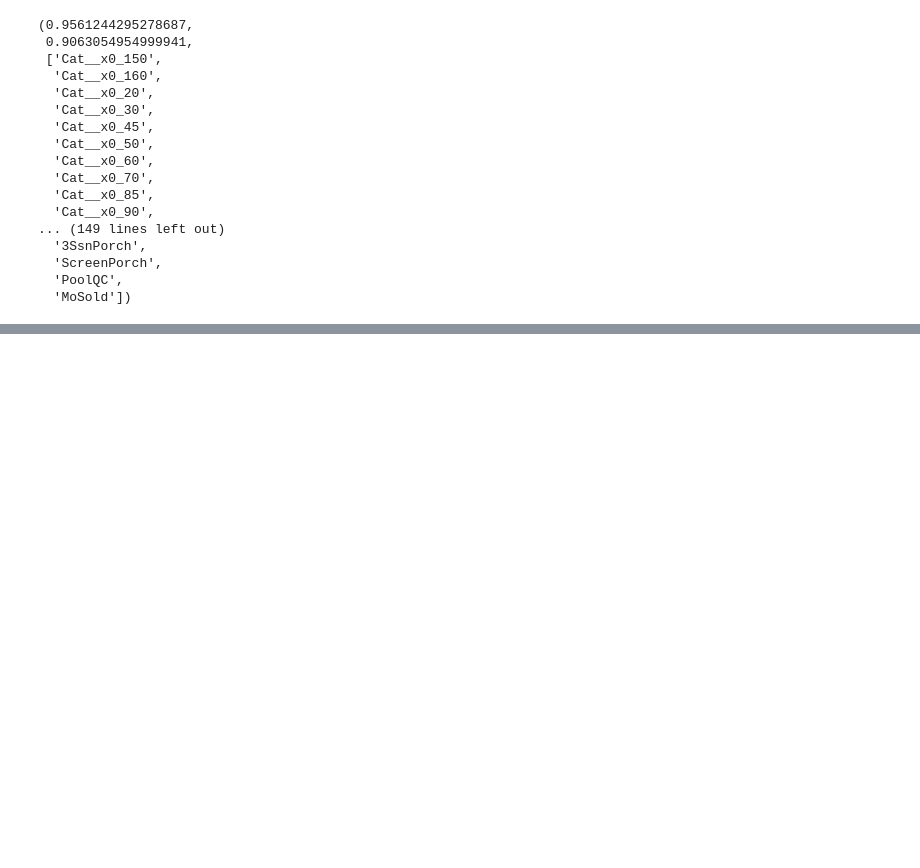
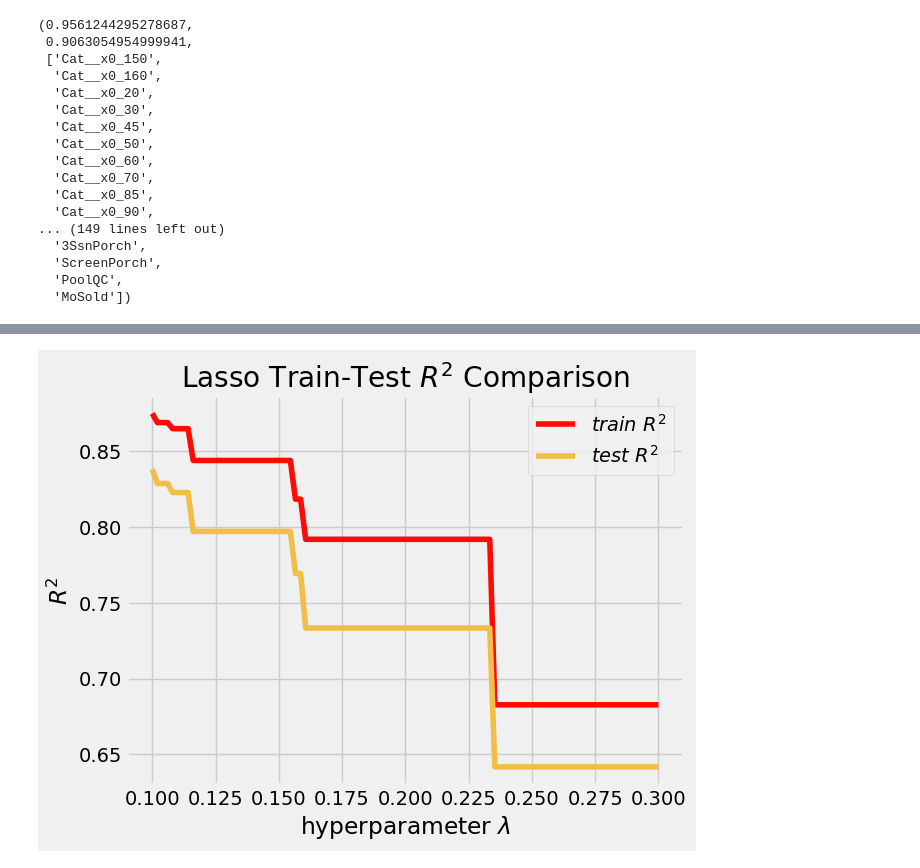
Before and after one commit to nikita-agrawal/Ames-Housing-Analysis, a Jupyter notebook: Hayden/lasso_test.ipynb, the cells around one changed output, grey strips where cells are left out. Cells and saved outputs as stored; diff of their text form; code cells hidden in the pictures; blank space fills up the shorter version.

Commit message:
progress on lasso. have a model with 91 test score and about 60 features.

```diff
--- a/Hayden/lasso_test.ipynb
+++ b/Hayden/lasso_test.ipynb
@@ -293,0 +317,4 @@ plt.ylabel(r'$R^2$')
+# %%
+lasso_graph(0.1, 0.3, 100)
+# %% [output]
+[figure, added]
```
Also changed, not shown: parts of 13 cells of this notebook.
